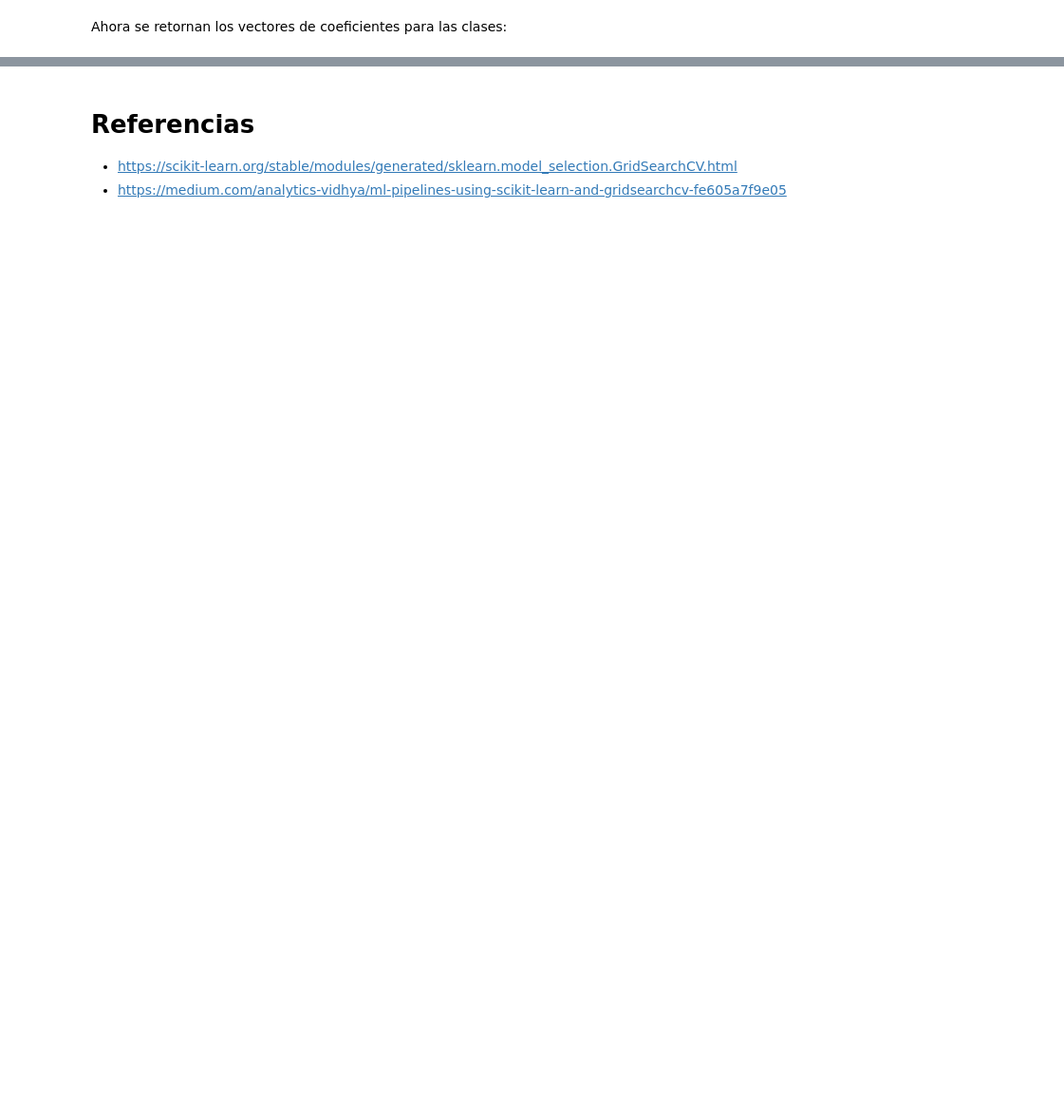
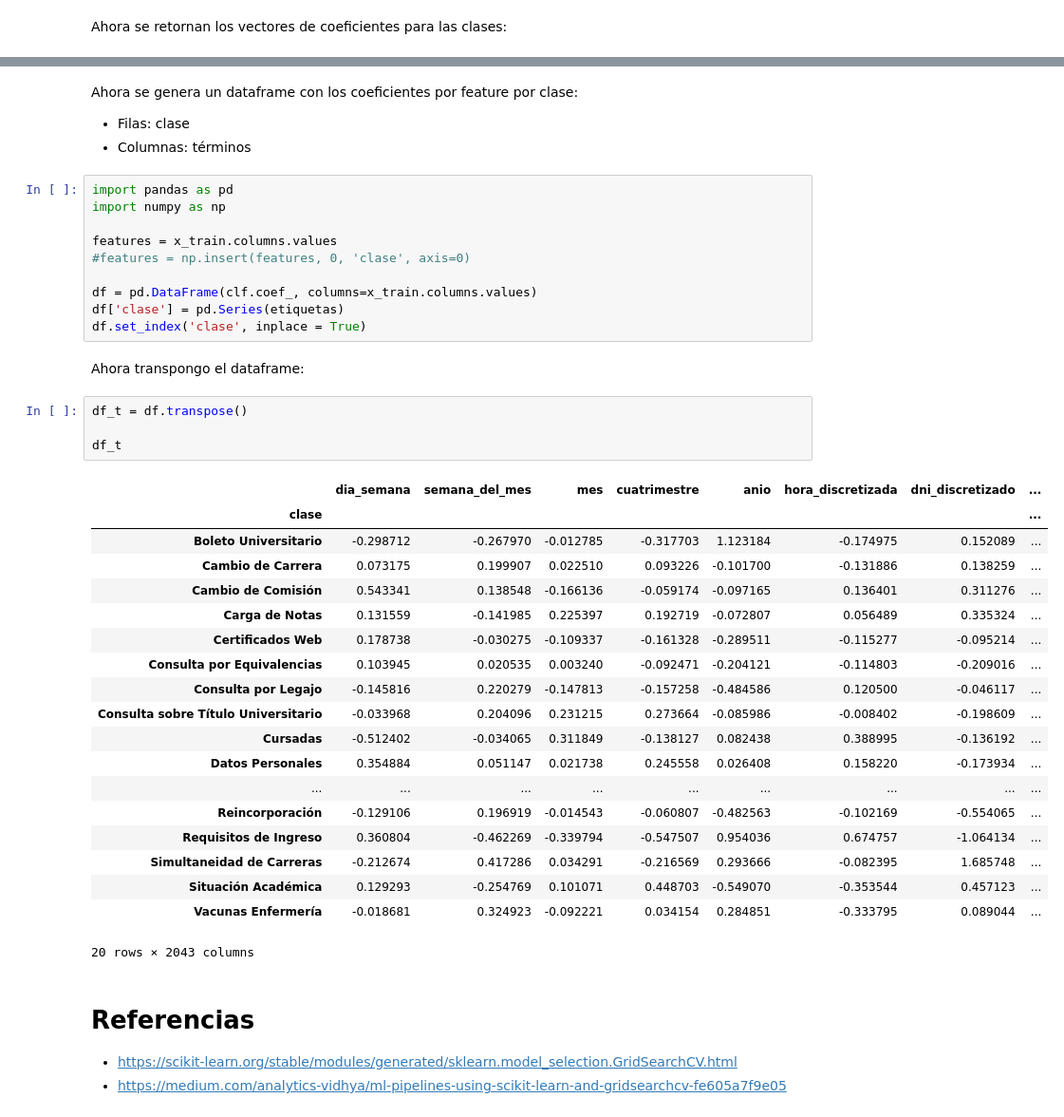
Before and after one commit to jumafernandez/clasificacion_correos, a Jupyter notebook: notebooks/jaiio/02-bow+lr.ipynb, the cells around one changed output, grey strips where cells are left out. Shown at 95% size. Drawn from its saved outputs; the diff is of its cells as text; blank space fills up the shorter version.

```diff
--- a/notebooks/jaiio/02-bow+lr.ipynb
+++ b/notebooks/jaiio/02-bow+lr.ipynb
@@ -266,4 +264,44 @@ for i in range(1, len(etiquetas)-1):
 ... (26 outputs left out)
+# %% [markdown]
+Ahora se genera un dataframe con los coeficientes por feature por clase:
+- Filas: clase
+- Columnas: términos
+# %%
+import pandas as pd
+import numpy as np
+
+features = x_train.columns.values
+#features = np.insert(features, 0, 'clase', axis=0)
+
+df = pd.DataFrame(clf.coef_, columns=x_train.columns.values)
+df['clase'] = pd.Series(etiquetas)
+df.set_index('clase', inplace = True)
+# %% [markdown]
+Ahora transpongo el dataframe:
+# %%
+df_t = df.transpose()
+
+df_t
+# %% [output]
+|  | dia_semana | semana_del_mes | mes | cuatrimestre | anio | hora_discretizada | dni_discretizado | ... |
+| clase |  |  |  |  |  |  |  | ... |
+| Boleto Universitario | -0.298712 | -0.267970 | -0.012785 | -0.317703 | 1.123184 | -0.174975 | 0.152089 | ... |
+| Cambio de Carrera | 0.073175 | 0.199907 | 0.022510 | 0.093226 | -0.101700 | -0.131886 | 0.138259 | ... |
+| Cambio de Comisión | 0.543341 | 0.138548 | -0.166136 | -0.059174 | -0.097165 | 0.136401 | 0.311276 | ... |
+| Carga de Notas | 0.131559 | -0.141985 | 0.225397 | 0.192719 | -0.072807 | 0.056489 | 0.335324 | ... |
+| Certificados Web | 0.178738 | -0.030275 | -0.109337 | -0.161328 | -0.289511 | -0.115277 | -0.095214 | ... |
+| Consulta por Equivalencias | 0.103945 | 0.020535 | 0.003240 | -0.092471 | -0.204121 | -0.114803 | -0.209016 | ... |
+| Consulta por Legajo | -0.145816 | 0.220279 | -0.147813 | -0.157258 | -0.484586 | 0.120500 | -0.046117 | ... |
+| Consulta sobre Título Universitario | -0.033968 | 0.204096 | 0.231215 | 0.273664 | -0.085986 | -0.008402 | -0.198609 | ... |
+| Cursadas | -0.512402 | -0.034065 | 0.311849 | -0.138127 | 0.082438 | 0.388995 | -0.136192 | ... |
+| Datos Personales | 0.354884 | 0.051147 | 0.021738 | 0.245558 | 0.026408 | 0.158220 | -0.173934 | ... |
+| ... | ... | ... | ... | ... | ... | ... | ... | ... |
+| Reincorporación | -0.129106 | 0.196919 | -0.014543 | -0.060807 | -0.482563 | -0.102169 | -0.554065 | ... |
+| Requisitos de Ingreso | 0.360804 | -0.462269 | -0.339794 | -0.547507 | 0.954036 | 0.674757 | -1.064134 | ... |
+| Simultaneidad de Carreras | -0.212674 | 0.417286 | 0.034291 | -0.216569 | 0.293666 | -0.082395 | 1.685748 | ... |
+| Situación Académica | 0.129293 | -0.254769 | 0.101071 | 0.448703 | -0.549070 | -0.353544 | 0.457123 | ... |
+| Vacunas Enfermería | -0.018681 | 0.324923 | -0.092221 | 0.034154 | 0.284851 | -0.333795 | 0.089044 | ... |
+20 rows × 2043 columns
 # %% [markdown]
 # Referencias
 - https://scikit-learn.org/stable/modules/generated/sklearn.model_selection.GridSearchCV.html
```
Also changed, not shown: parts of 7 cells of this notebook.
